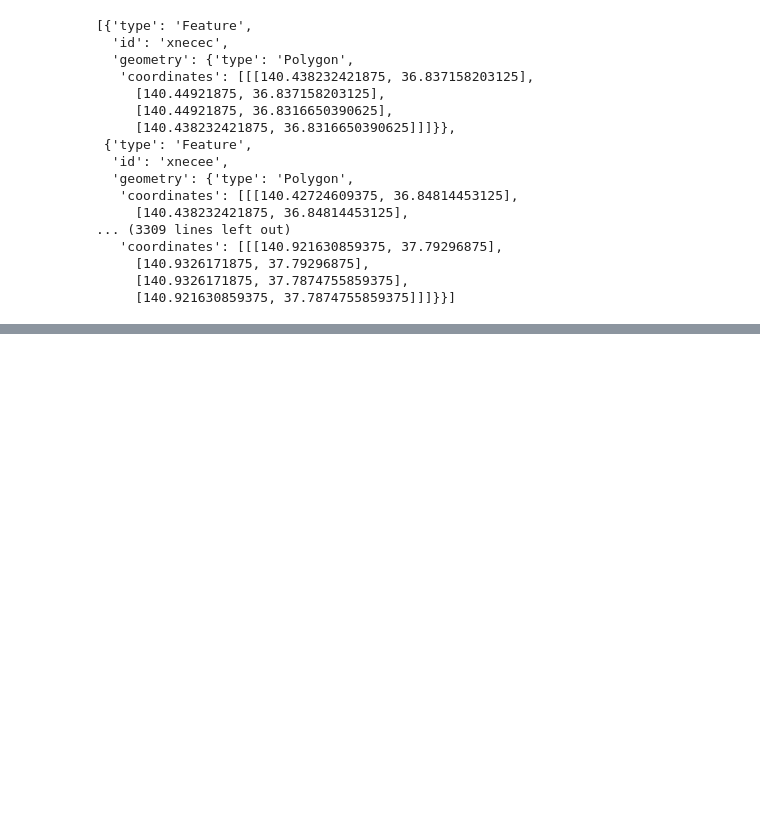
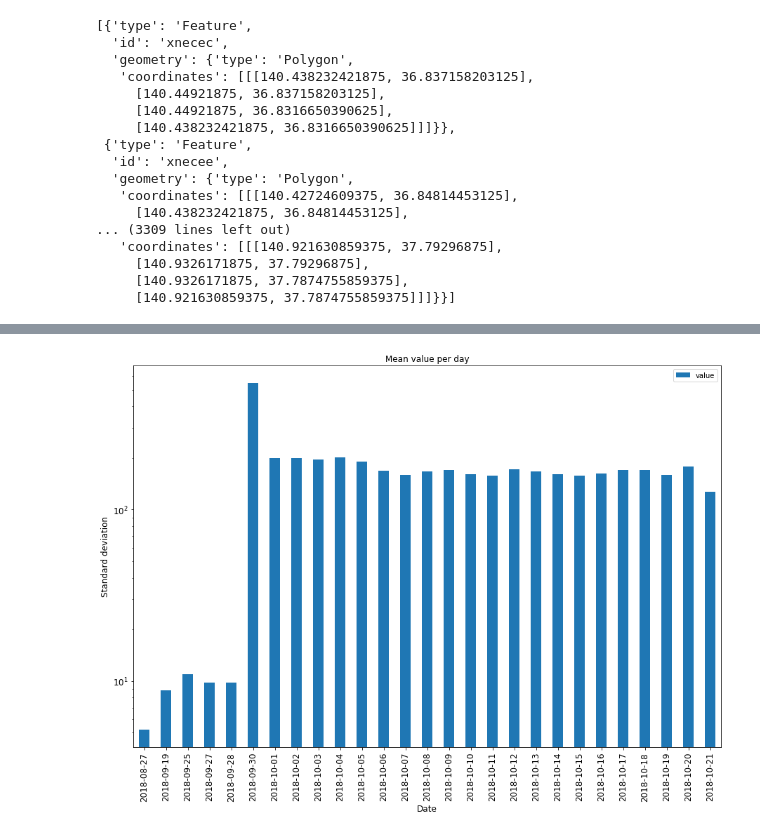
Before and after one commit to PPitson/safecast-data-analysis, a Jupyter notebook: visualization.ipynb, the cells around one changed output, grey strips where cells are left out. Cells and saved outputs as stored; diff of their text form; code cells hidden in the pictures; blank space fills up the shorter version.

```diff
--- a/visualization.ipynb
+++ b/visualization.ipynb
@@ -104,0 +181,4 @@ m.save("map.html")
+# %%
+df["captured time"] = pd.to_datetime(df["captured time"], errors="coerce")
+df_std_dev = df[['captured time', 'value']].groupby(df['captured time'].dt.date).std()
+df_std_dev
@@ -104,0 +204,8 @@ m.save("map.html")
+# %%
+ax = df_std_dev.plot(kind='bar', title = 'Mean value per day', figsize=(15, 10), legend=True, fontsize=12)
+ax.set_xlabel("Date", fontsize=12)
+ax.set_ylabel("Standard deviation", fontsize=12)
+ax.set_yscale("log", nonposy='clip')
+plt.show()
+# %% [output]
+[figure, added]
```
Also changed, not shown: parts of 7 cells of this notebook.
